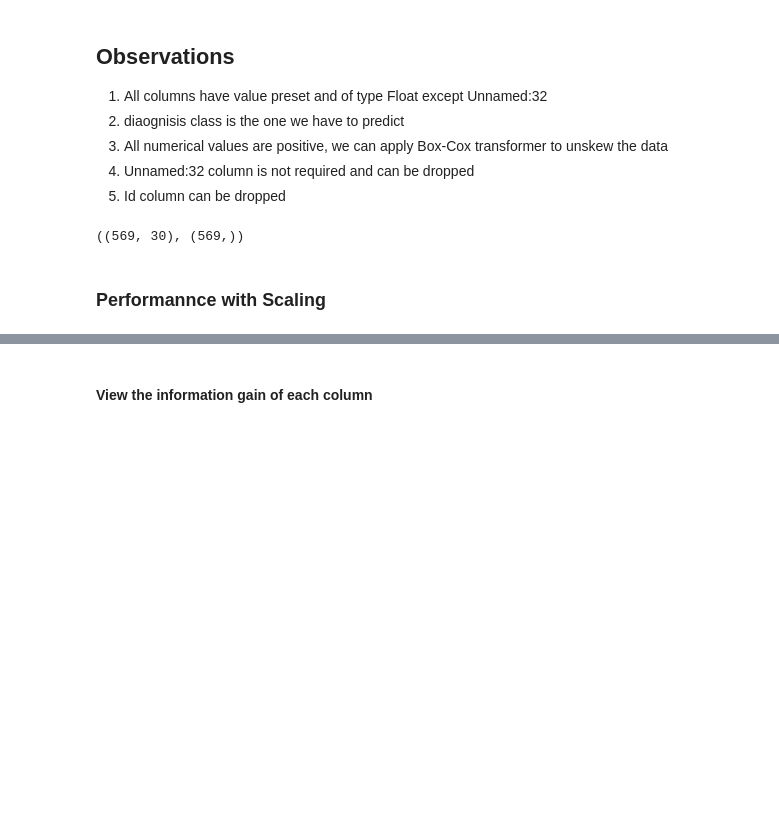
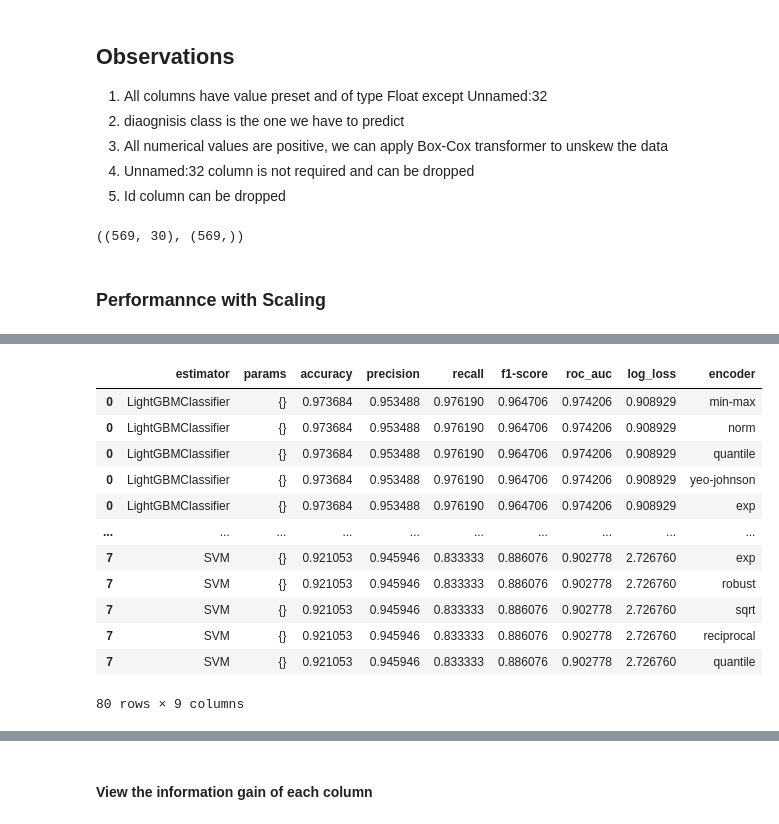
Before and after one commit to maindolaamit/tutorials, a Jupyter notebook: Data-Science/ML/breast-cancer/Breast-Cancer.ipynb, the cells around one changed output, grey strips where cells are left out. Saved outputs shown, nothing was run; the diff lists cells and outputs as text; code cells hidden in the pictures; blank space fills up the shorter version.

```diff
--- a/Data-Science/ML/breast-cancer/Breast-Cancer.ipynb
+++ b/Data-Science/ML/breast-cancer/Breast-Cancer.ipynb
@@ -313,0 +219,37 @@ Running GridSearchCV for LogisticRegression
+# %%
+encoding_list = features.NumericalFeatures.get_encoders_list()
+cv = model_selection.StratifiedKFold(n_splits=5, shuffle=False)
+# Split the data based on Stratified
+X_train, X_test, y_train, y_test = model_selection.train_test_split(X, y, test_size=0.2, stratify=y)
+
+def eval_clf_with_transformations(X, y, columns, encoding_list):
+    clf_val_df = pd.DataFrame()
+    clf_test_df = pd.DataFrame()
+
+    # Loop for each encoding and save the results
+    for encoding in encoding_list:
+        encodings_features = {encoding: (columns, "mode")}
+        num = features.NumericalFeatures(X, encodings_features)
+        try:
+            df_encoded = num.fit_transform()
+            df_val_score, df_test_score, search_grids = ml.evaluate_classifiers(
+                X_train, y_train, X_test, y_test, is_binary=True, cv=cv, sort_by="f1-score"
+            )
+            if clf_val_df is None:
+                df_val_score["encoder"] = encoding
+                df_test_score["encoder"] = encoding
+                clf_val_df = df_val_score
+                clf_test_df = df_test_score
+            else:
+                df_val_score["encoder"] = encoding
+                df_test_score["encoder"] = encoding
+                clf_val_df = pd.concat([clf_val_df, df_val_score])
+                clf_test_df = pd.concat([clf_test_df, df_test_score])
+        except ValueError as ve:
+            # Skip box-cox as data may not be positive in some cases
+            if encoding == 'box-cox':
+                continue
+    return clf_val_df, clf_test_df
+
+
+clf_val_df, clf_test_df = eval_clf_with_transformations(X, y, X.columns.to_list(), encoding_list)
@@ -313,0 +267,17 @@ Running GridSearchCV for LogisticRegression
+# %%
+# clf_test_df[clf_test_df['encoder'] == 'yeo-johnson'].sort_values(by='f1-score', ascending=False)[:5]
+clf_test_df.sort_values(by='f1-score', ascending=False)
+# %% [output]
+|  | estimator | params | accuracy | precision | recall | f1-score | roc_auc | log_loss | encoder |
+| 0 | LightGBMClassifier | {} | 0.973684 | 0.953488 | 0.976190 | 0.964706 | 0.974206 | 0.908929 | min-max |
+| 0 | LightGBMClassifier | {} | 0.973684 | 0.953488 | 0.976190 | 0.964706 | 0.974206 | 0.908929 | norm |
+| 0 | LightGBMClassifier | {} | 0.973684 | 0.953488 | 0.976190 | 0.964706 | 0.974206 | 0.908929 | quantile |
+| 0 | LightGBMClassifier | {} | 0.973684 | 0.953488 | 0.976190 | 0.964706 | 0.974206 | 0.908929 | yeo-johnson |
+| 0 | LightGBMClassifier | {} | 0.973684 | 0.953488 | 0.976190 | 0.964706 | 0.974206 | 0.908929 | exp |
+| ... | ... | ... | ... | ... | ... | ... | ... | ... | ... |
+| 7 | SVM | {} | 0.921053 | 0.945946 | 0.833333 | 0.886076 | 0.902778 | 2.726760 | exp |
+| 7 | SVM | {} | 0.921053 | 0.945946 | 0.833333 | 0.886076 | 0.902778 | 2.726760 | robust |
+| 7 | SVM | {} | 0.921053 | 0.945946 | 0.833333 | 0.886076 | 0.902778 | 2.726760 | sqrt |
+| 7 | SVM | {} | 0.921053 | 0.945946 | 0.833333 | 0.886076 | 0.902778 | 2.726760 | reciprocal |
+| 7 | SVM | {} | 0.921053 | 0.945946 | 0.833333 | 0.886076 | 0.902778 | 2.726760 | quantile |
+80 rows × 9 columns
```
Also changed, not shown: parts of 31 cells of this notebook, 44 other files.
